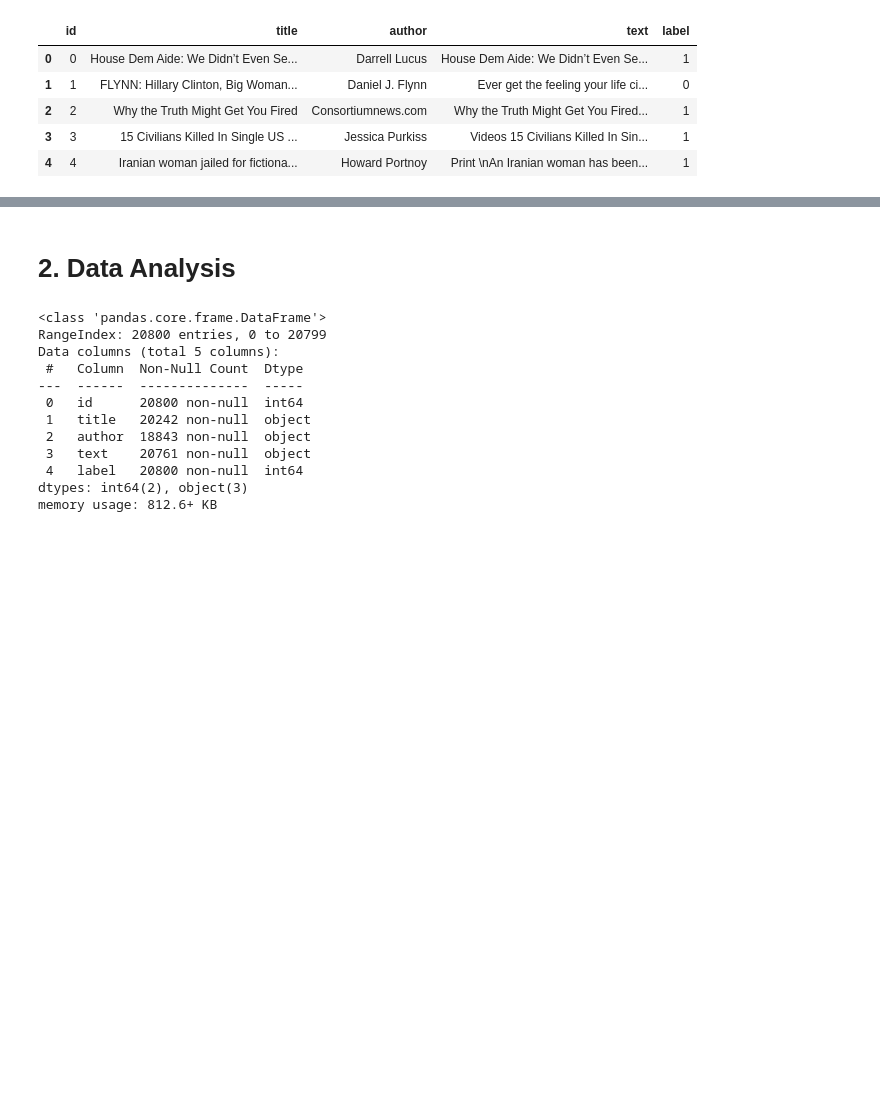
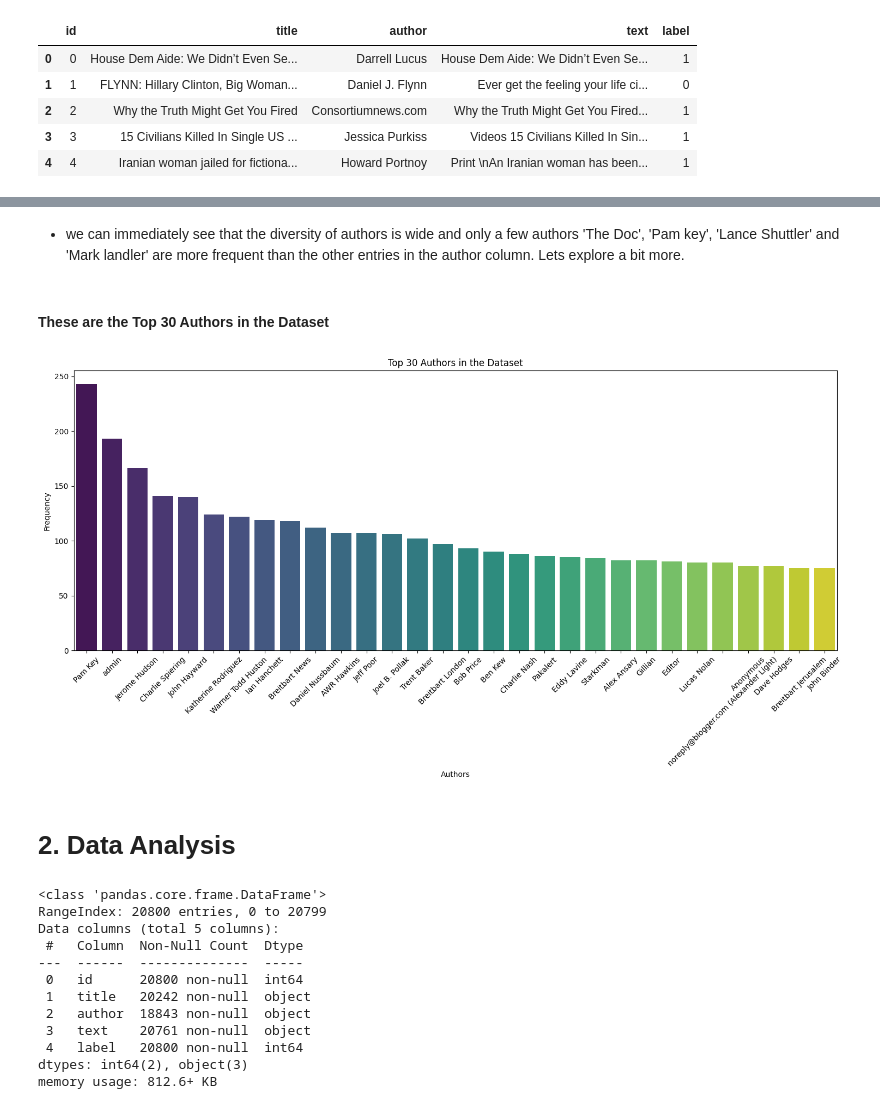
Before and after one commit to Kokit0/PortfolioProject-NLP_Fake_News_Classification, a Jupyter notebook: Fake News Classification.ipynb, the cells around one changed output, grey strips where cells are left out. Cells and saved outputs as stored; diff of their text form; code cells hidden in the pictures; blank space fills up the shorter version.

```diff
--- a/Fake News Classification.ipynb
+++ b/Fake News Classification.ipynb
@@ -78,3 +156,34 @@ df.head()
+# %% [markdown]
+* we can immediately see that the diversity of authors is wide and only a few authors 'The Doc', 'Pam key', 'Lance Shuttler' and 'Mark landler' are more frequent than the other entries in the author column. Lets explore a bit more.
+# %% [markdown]
+#### These are the Top 30 Authors in the Dataset
+# %%
+#import pandas as pd
+#import seaborn as sns
+#import matplotlib.pyplot as plt
+
+
+# Get the 'author' column from the DataFrame
+author_column = df['author']
+
+# Count the occurrences of each name in the 'author' column
+author_counts = author_column.value_counts()
+
+# Limit the number of authors to be displayed in the bar plot
+max_authors = 30
+top_authors = author_counts.head(max_authors)
+
+# Create a bar plot for the top authors using Seaborn
+plt.figure(figsize=(15, 8))
+sns.barplot(x=top_authors.index, y=top_authors.values, palette='viridis') # because i love viridis!
+plt.xlabel('Authors')
+plt.ylabel('Frequency')
+plt.title(f'Top {max_authors} Authors in the Dataset')
+plt.xticks(rotation=45)  # Rotate the author names for better visibility (I love the 45 degree rotation on barplots!)
+plt.tight_layout()
+plt.show()
+# %% [output]
+[figure, added]
 # %% [markdown]
 # 2. Data Analysis
 # %%
```
Also changed, not shown: parts of 25 cells of this notebook, 1 other file.
